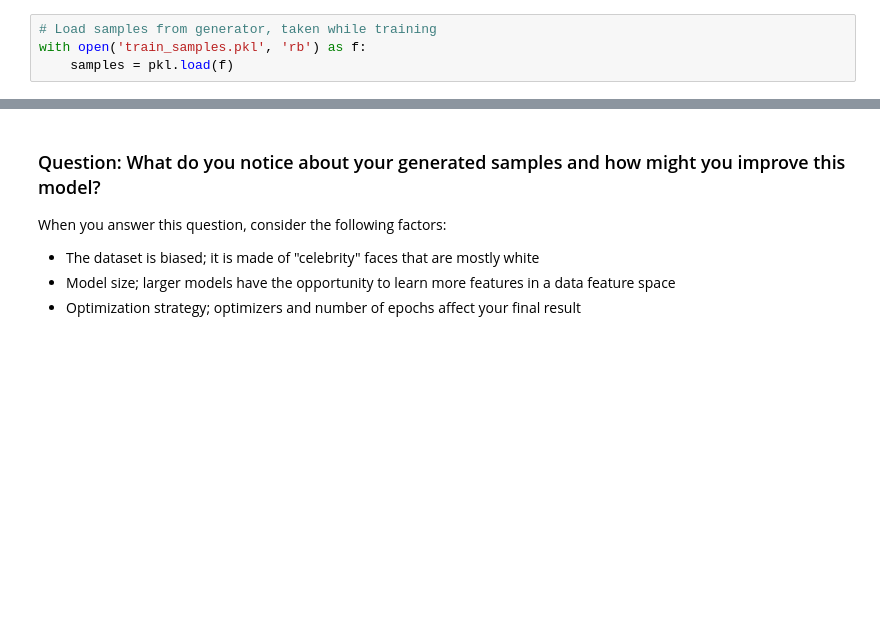
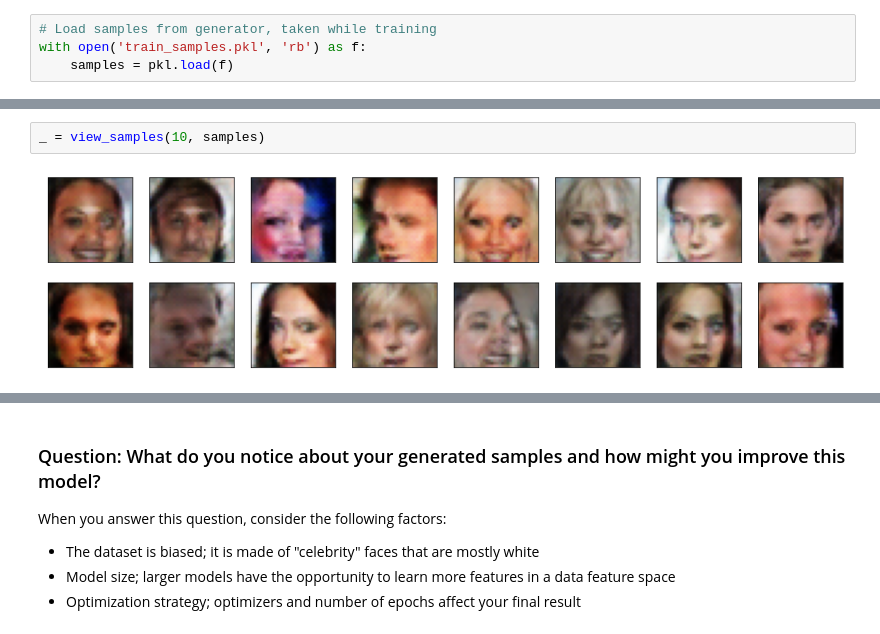
Before and after one commit to gamesMum/project-face-generation, a Jupyter notebook: dlnd_face_generation.ipynb, the cells around one changed output, grey strips where cells are left out. Drawn from its saved outputs; the diff is of its cells as text; blank space fills up the shorter version.

```diff
--- a/dlnd_face_generation.ipynb
+++ b/dlnd_face_generation.ipynb
@@ -774,0 +782,4 @@ _ = view_samples(-1, samples)
+# %%
+_ = view_samples(10, samples)
+# %% [output]
+[figure, added]
```
Also changed, not shown: parts of 24 cells of this notebook.
